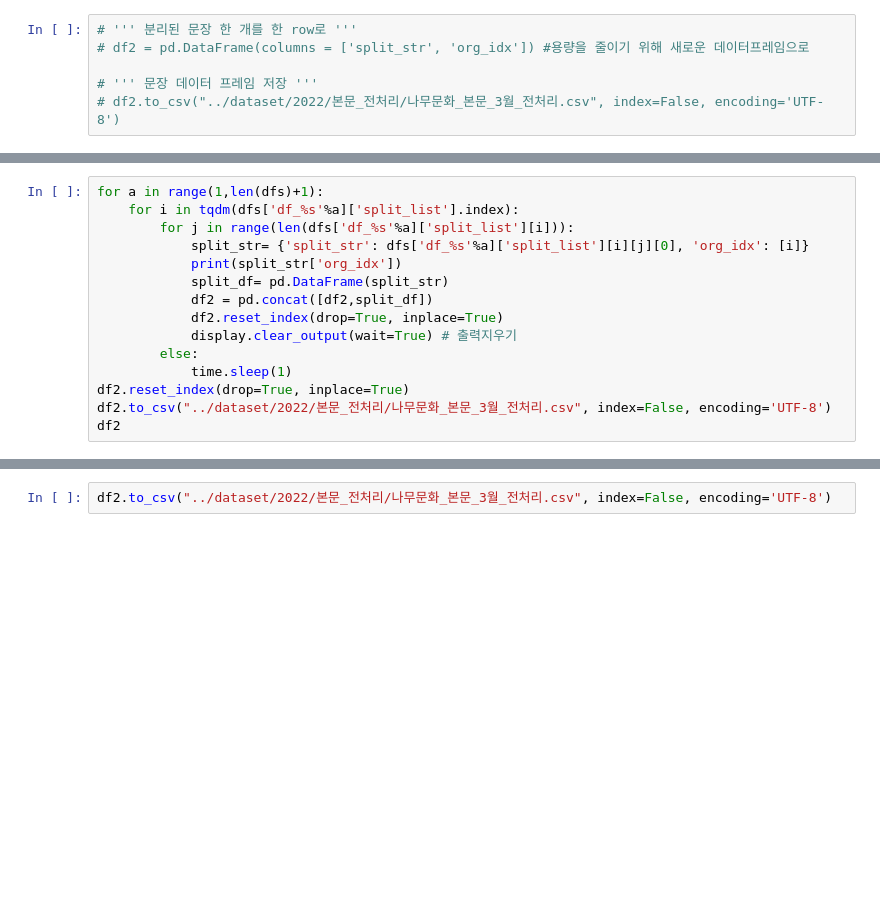
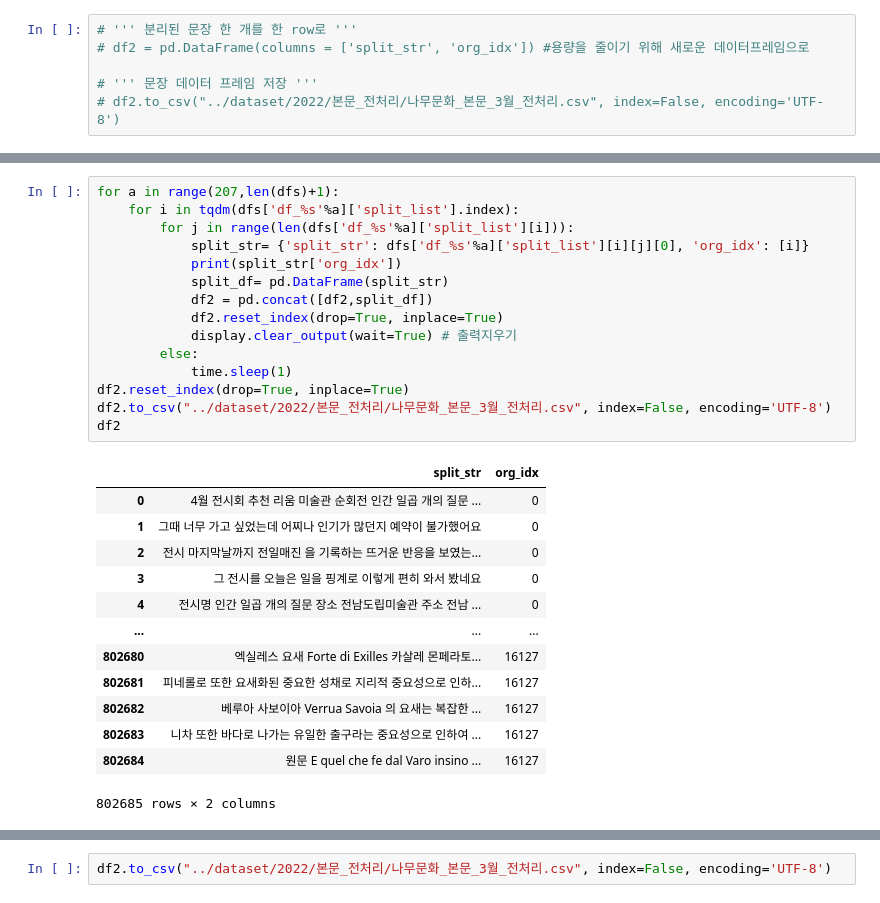
Before and after one commit to DDalaDDula/NIFoS, a Jupyter notebook: 문화/한글_텍스트_전처리/한글_텍스트_전처리_3월(불용어_제거_및_문장분리).ipynb, the cells around one changed output, grey strips where cells are left out. Drawn from its saved outputs; the diff is of its cells as text; blank space fills up the shorter version.

```diff
--- a/문화/한글_텍스트_전처리/한글_텍스트_전처리_3월(불용어_제거_및_문장분리).ipynb
+++ b/문화/한글_텍스트_전처리/한글_텍스트_전처리_3월(불용어_제거_및_문장분리).ipynb
@@ -145,15 +162,29 @@ df2
 # %%
-for a in range(1,len(dfs)+1):
+for a in range(207,len(dfs)+1):
     for i in tqdm(dfs['df_%s'%a]['split_list'].index):
         for j in range(len(dfs['df_%s'%a]['split_list'][i])):
             split_str= {'split_str': dfs['df_%s'%a]['split_list'][i][j][0], 'org_idx': [i]}
             print(split_str['org_idx'])
             split_df= pd.DataFrame(split_str)
             df2 = pd.concat([df2,split_df])
             df2.reset_index(drop=True, inplace=True)
             display.clear_output(wait=True) # 출력지우기
         else:
             time.sleep(1)
 df2.reset_index(drop=True, inplace=True)
 df2.to_csv("../dataset/2022/본문_전처리/나무문화_본문_3월_전처리.csv", index=False, encoding='UTF-8')
 df2
+# %% [output]
+|  | split_str | org_idx |
+| 0 | 4월 전시회 추천 리움 미술관 순회전 인간 일곱 개의 질문 ... | 0 |
+| 1 | 그때 너무 가고 싶었는데 어찌나 인기가 많던지 예약이 불가했어요 | 0 |
+| 2 | 전시 마지막날까지 전일매진 을 기록하는 뜨거운 반응을 보였는... | 0 |
+| 3 | 그 전시를 오늘은 일을 핑계로 이렇게 편히 와서 봤네요 | 0 |
+| 4 | 전시명 인간 일곱 개의 질문 장소 전남도립미술관 주소 전남 ... | 0 |
+| ... | ... | ... |
+| 802680 | 엑실레스 요새 Forte di Exilles 카살레 몬페라토... | 16127 |
+| 802681 | 피네롤로 또한 요새화된 중요한 성채로 지리적 중요성으로 인하... | 16127 |
+| 802682 | 베루아 사보이아 Verrua Savoia 의 요새는 복잡한 ... | 16127 |
+| 802683 | 니차 또한 바다로 나가는 유일한 출구라는 중요성으로 인하여 ... | 16127 |
+| 802684 | 원문 E quel che fe dal Varo insino ... | 16127 |
+802685 rows × 2 columns
```
Also changed, not shown: parts of 4 cells of this notebook, 3 other files.
